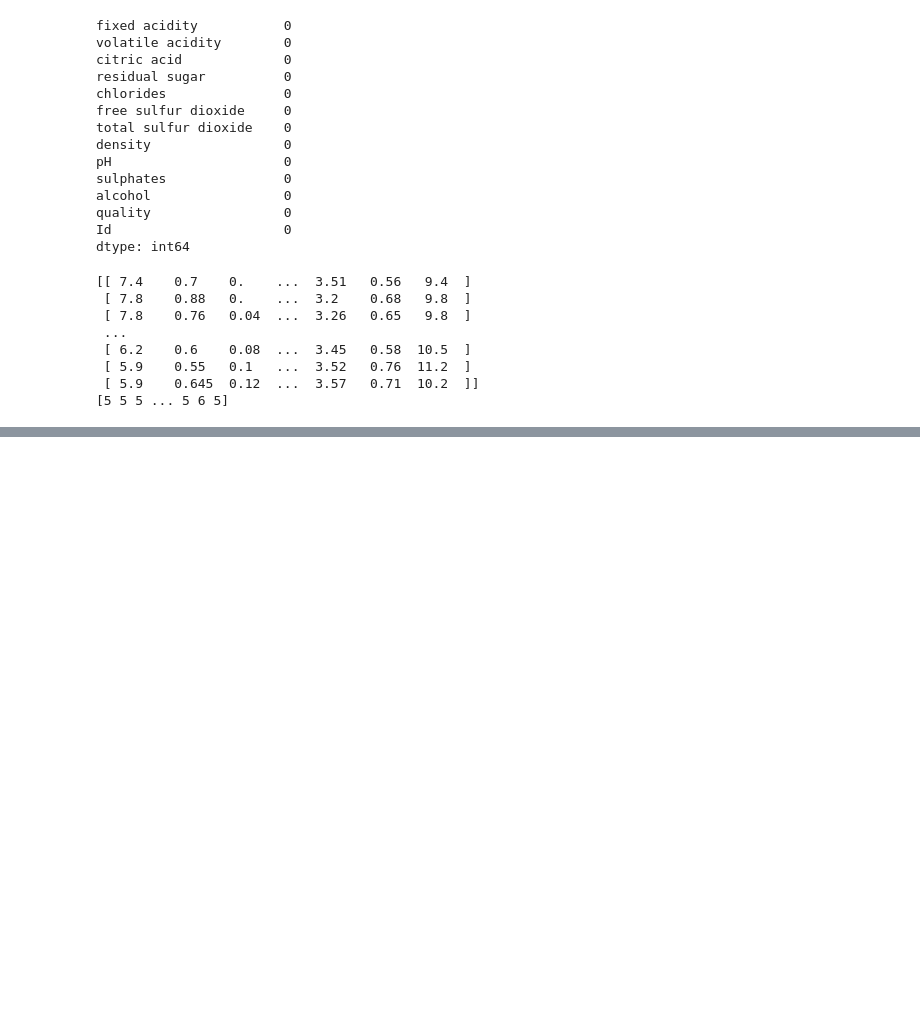
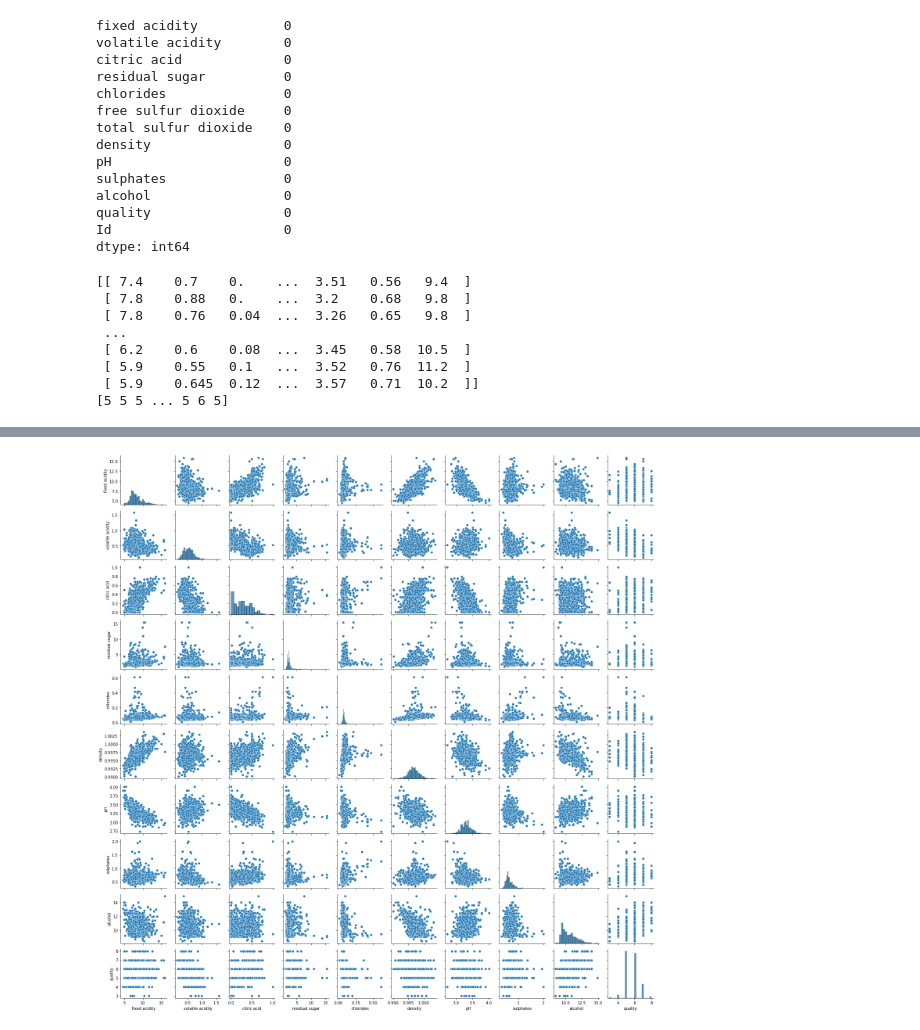
Before and after one commit to 11904452/Wine-Quality-Prediction, a Jupyter notebook: Wine Quality.ipynb, the cells around one changed output, grey strips where cells are left out. Cells and saved outputs as stored; diff of their text form; code cells hidden in the pictures; blank space fills up the shorter version.

```diff
--- a/Wine Quality.ipynb
+++ b/Wine Quality.ipynb
@@ -69,0 +129,7 @@ print(y)
+# %%
+cols=['fixed acidity','volatile acidity','citric acid','residual sugar','chlorides','density','pH','sulphates','alcohol','quality']
+sns.pairplot(df[cols],height=2)
+plt.tight_layout()
+plt.show()
+# %% [output]
+[figure, added]
```
Also changed, not shown: parts of 7 cells of this notebook.
